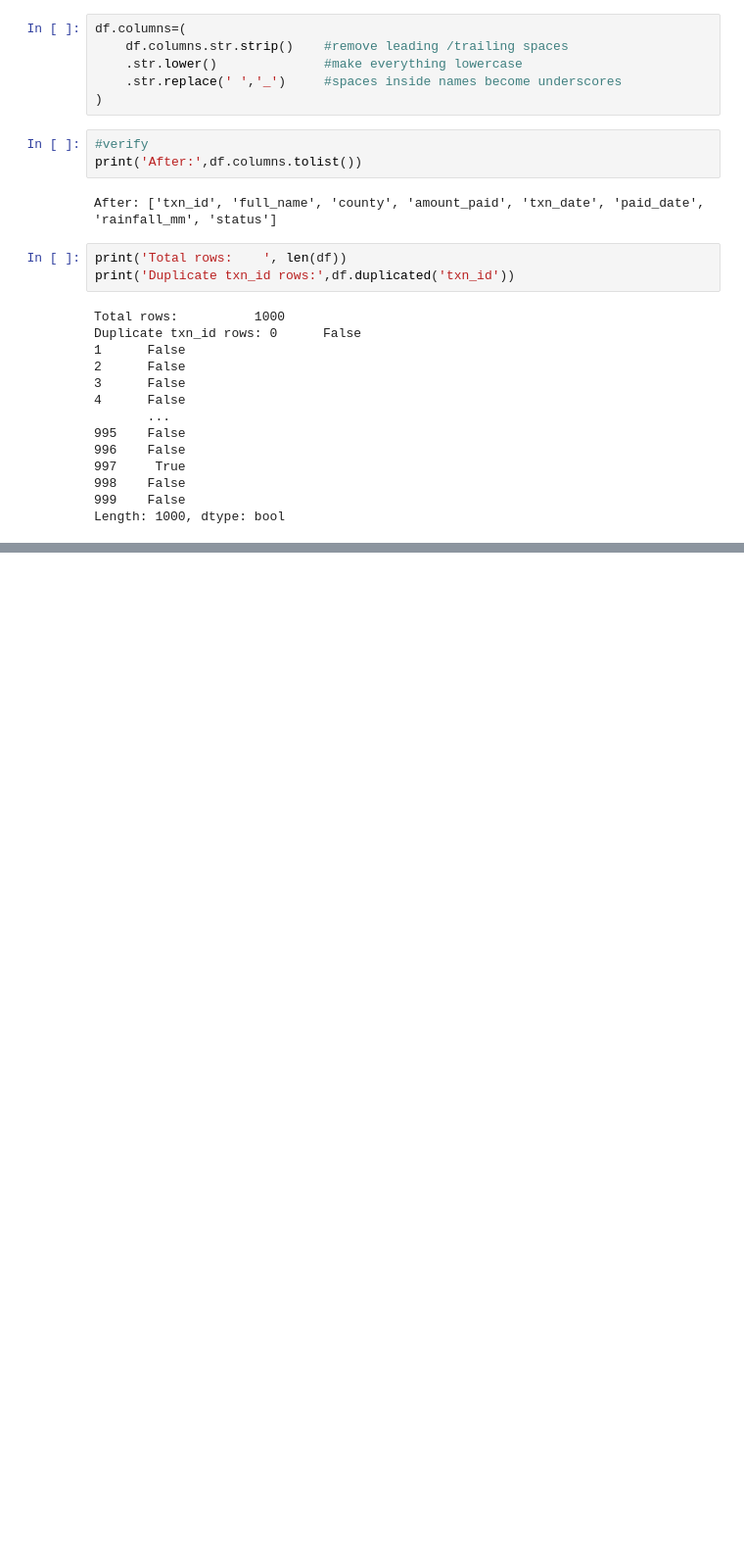
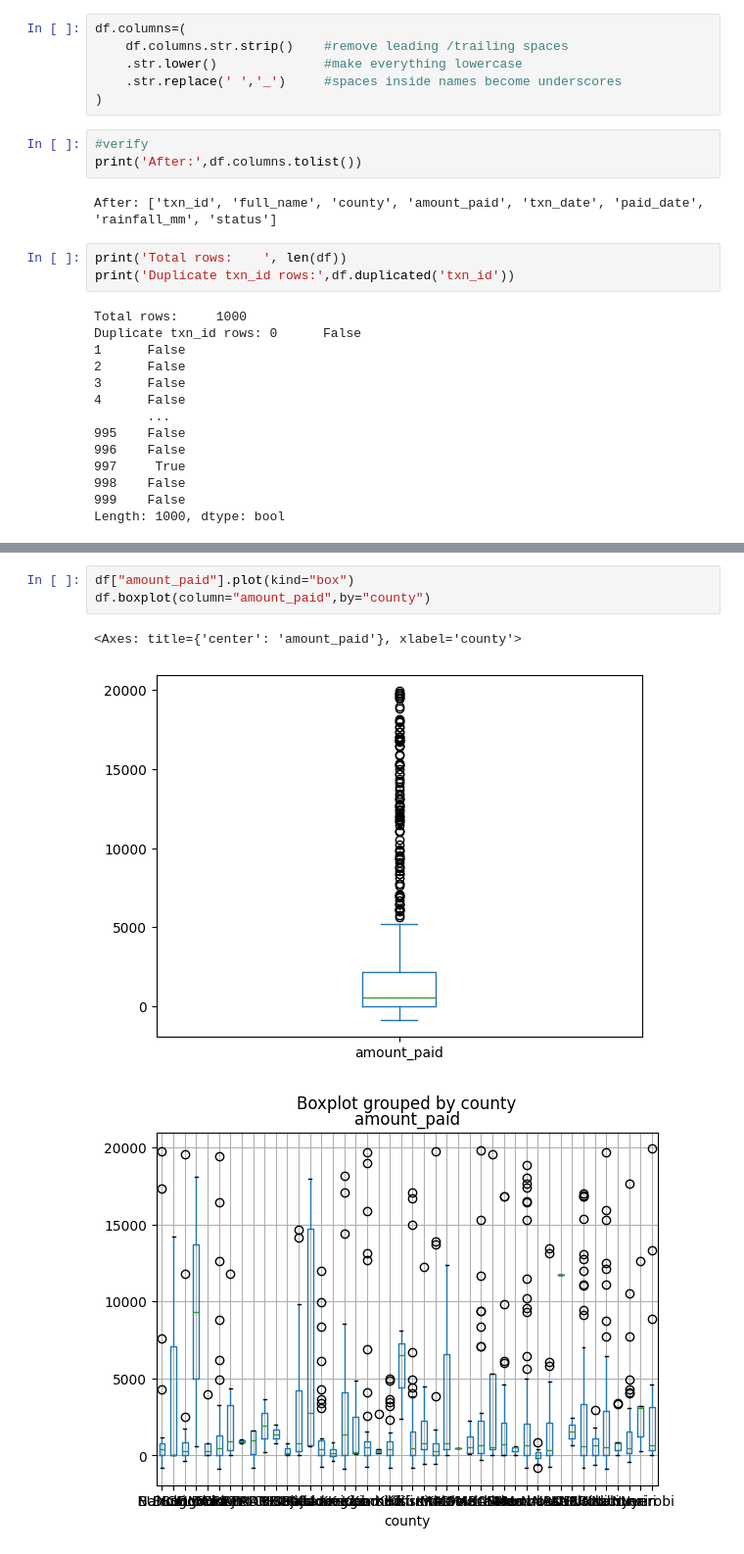
Before and after one commit to jwangui52-web/CDAV, a Jupyter notebook: Pandas2.ipynb, the cells around one changed output, grey strips where cells are left out. Shown at 98% size. Cells and saved outputs as stored; diff of their text form; blank space fills up the shorter version.

```diff
--- a/Pandas2.ipynb
+++ b/Pandas2.ipynb
@@ -235,0 +271,7 @@ print('unique counties BEFORE cleaning')
+# %%
+df["amount_paid"].plot(kind="box")
+df.boxplot(column="amount_paid",by="county")
+# %% [output]
+<Axes: title={'center': 'amount_paid'}, xlabel='county'>
+[figure, added]
+[figure, added]
```
Also changed, not shown: parts of 12 cells of this notebook.
